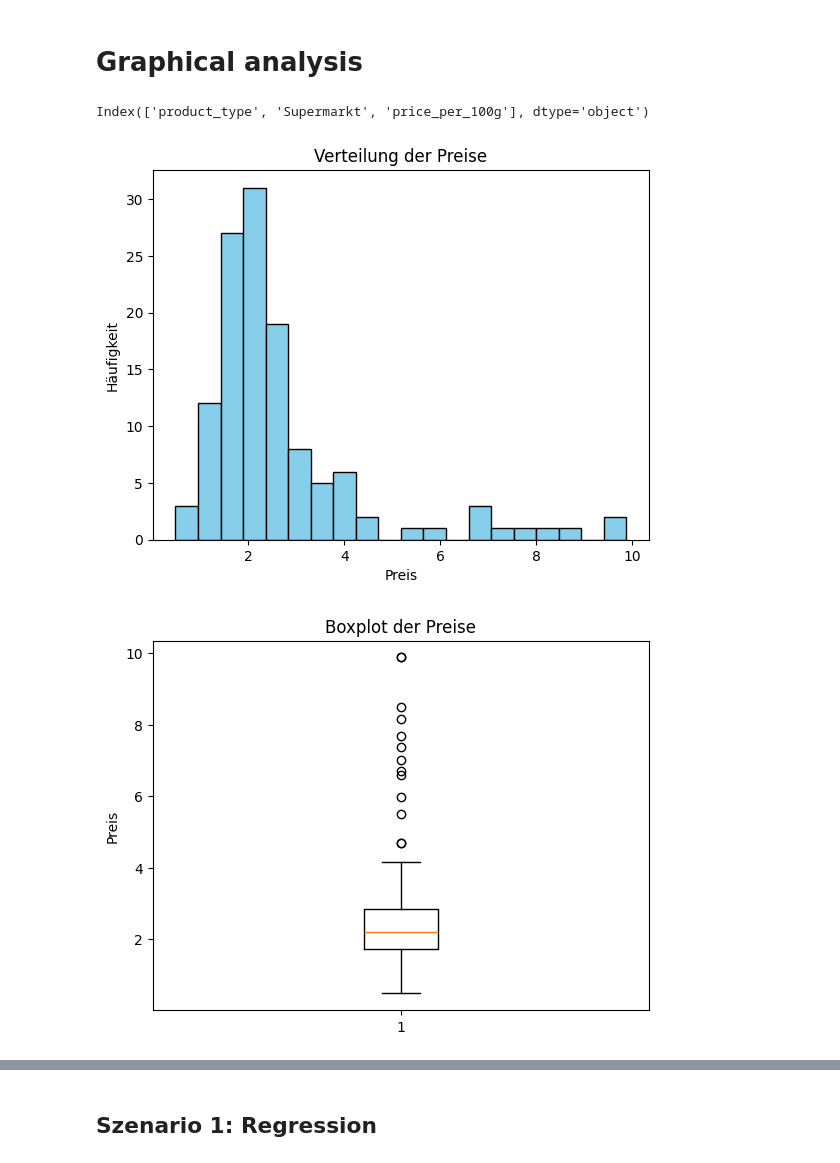
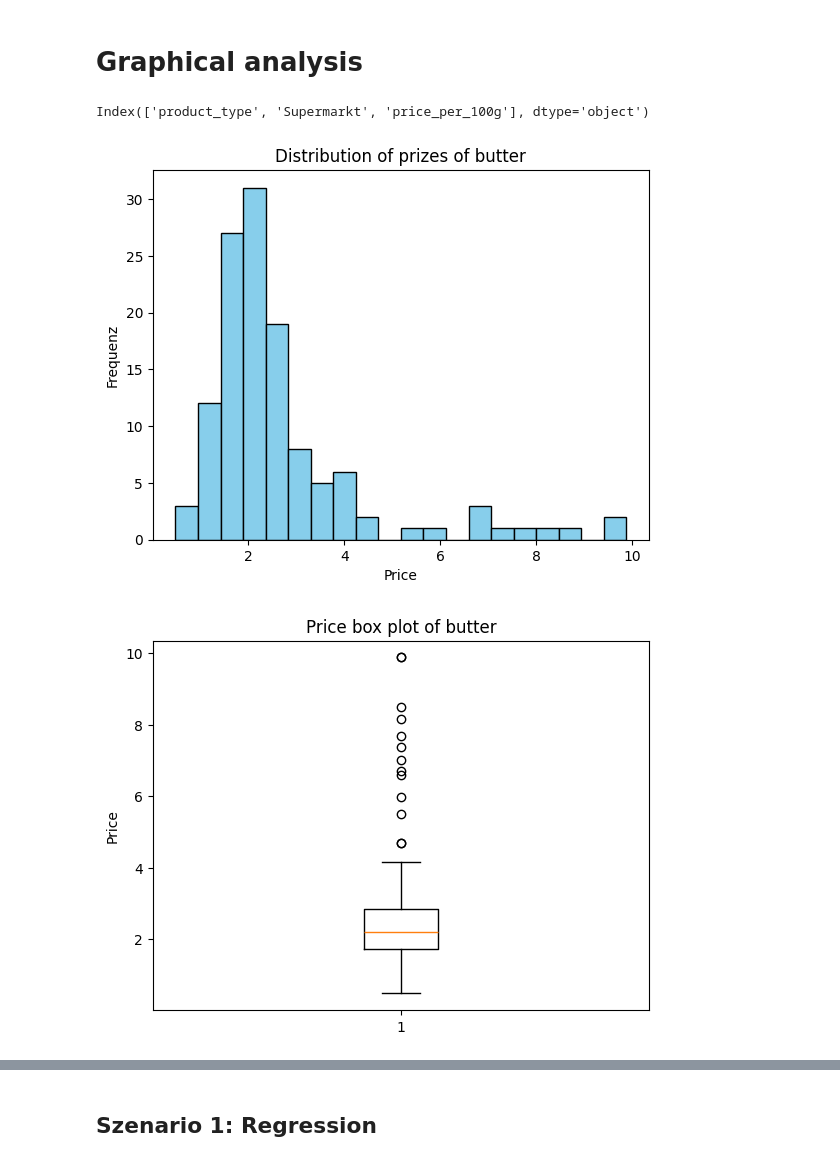
Before and after one commit to husicabe/groceries, a Jupyter notebook: EDA/EDA_Butter.ipynb, the cells around one changed output, grey strips where cells are left out. Drawn from its saved outputs; the diff is of its cells as text; code cells hidden in the pictures.

```diff
--- a/EDA/EDA_Butter.ipynb
+++ b/EDA/EDA_Butter.ipynb
@@ -288,36 +216,32 @@ plt.show()
 # %% [markdown]
 # Graphical analysis
 # %%
-# Überprüfe die Spaltennamen im DataFrame
 print(df_all.columns)
 
-# Histogramm
 plt.hist(df_all['price_per_100g'], bins=20, color='skyblue', edgecolor='black')
-plt.xlabel('Preis')
-plt.ylabel('Häufigkeit')
-plt.title('Verteilung der Preise')
+plt.xlabel('Price')
+plt.ylabel('Frequenz')
+plt.title('Distribution of prizes of butter')
 plt.show()
 
-# Boxplot
 plt.boxplot(df_all['price_per_100g'])
-plt.ylabel('Preis')
-plt.title('Boxplot der Preise')
+plt.ylabel('Price')
+plt.title('Price box plot of butter')
 plt.show()
 
-# Streudiagramm
 plt.scatter(df_all['product_type'], df_all['price_per_100g'], alpha=0.5, color='green')
-plt.xlabel('Produkttyp')
-plt.ylabel('Preis')
-plt.title('Streudiagramm: Produkttyp vs. Preis')
+plt.xlabel('Productname')
+plt.ylabel('Price')
+plt.title('Scatterplot: Product Type vs. Price of butter')
 plt.show()
 
-# Balkendiagramm
+
 df_all['Supermarkt'].value_counts().plot(kind='bar', color='orange')
 plt.xlabel('Supermarkt')
-plt.ylabel('Anzahl Produkte')
-plt.title('Anzahl der Produkte pro Supermarkt')
+plt.ylabel('Number of products')
+plt.title('Number of products per supermarket of butter')
 plt.show()
 # %% [output]
 Index(['product_type', 'Supermarkt', 'price_per_100g'], dtype='object')
-[figure, old version]
+[figure, new version]
-[figure, old version]
+[figure, new version]
```
Also changed, not shown: parts of 18 cells of this notebook, 13 other files.
